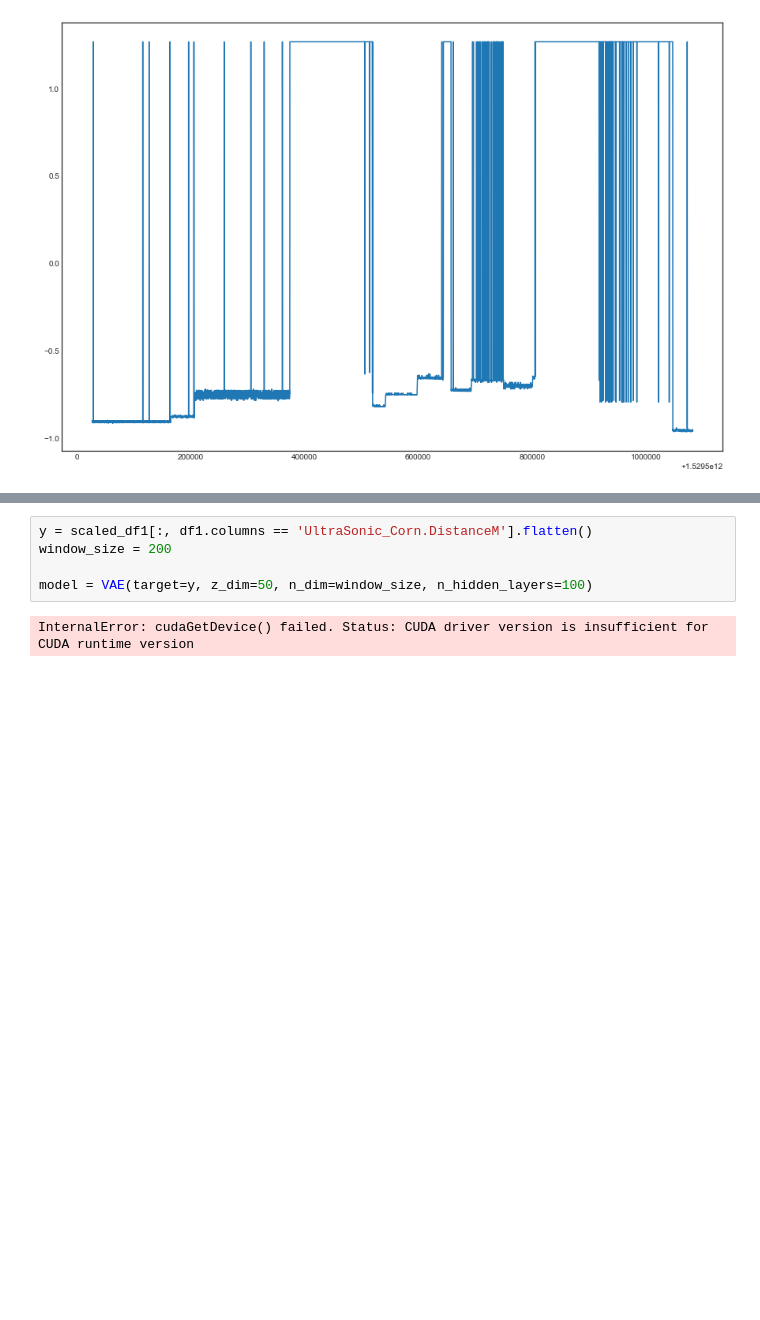
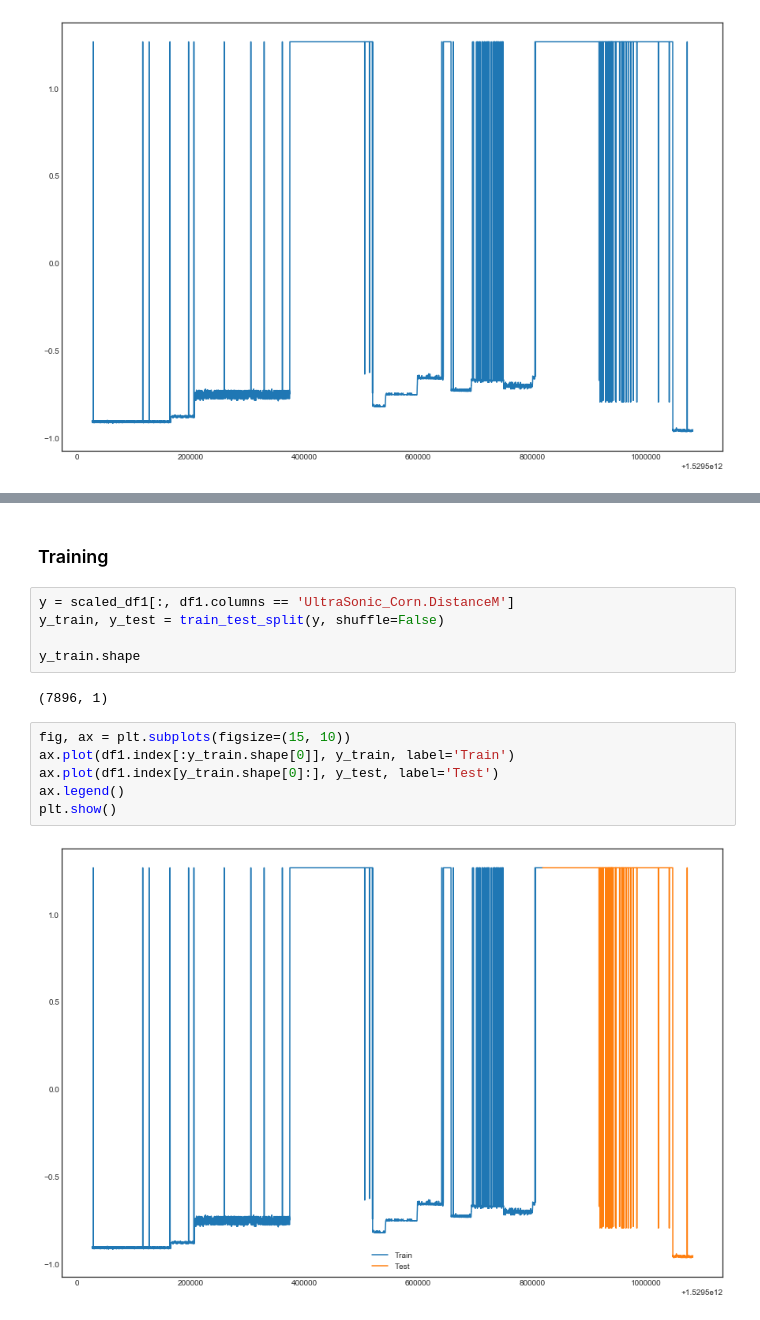
Before and after one commit to lisaong/diec, a Jupyter notebook: day3/Anomaly_detection_train.ipynb, the cells around one changed output, grey strips where cells are left out. Drawn from its saved outputs; the diff is of its cells as text; blank space fills up the shorter version.

Commit message:
WIP: windowed version

```diff
--- a/day3/Anomaly_detection_train.ipynb
+++ b/day3/Anomaly_detection_train.ipynb
@@ -259,8 +313,18 @@ class VAE(object):
         return True
-# %%
-y = scaled_df1[:, df1.columns == 'UltraSonic_Corn.DistanceM'].flatten()
-window_size = 200
-
-model = VAE(target=y, z_dim=50, n_dim=window_size, n_hidden_layers=100)
-# %% [output]
-InternalError: cudaGetDevice() failed. Status: CUDA driver version is insufficient for CUDA runtime version
+# %% [markdown]
+### Training
+# %%
+y = scaled_df1[:, df1.columns == 'UltraSonic_Corn.DistanceM']
+y_train, y_test = train_test_split(y, shuffle=False)
+
+y_train.shape
+# %% [output]
+(7896, 1)
+# %%
+fig, ax = plt.subplots(figsize=(15, 10))
+ax.plot(df1.index[:y_train.shape[0]], y_train, label='Train')
+ax.plot(df1.index[y_train.shape[0]:], y_test, label='Test')
+ax.legend()
+plt.show()
+# %% [output]
+[figure, added]
```
Also changed, not shown: parts of 14 cells of this notebook, 1 other file.
